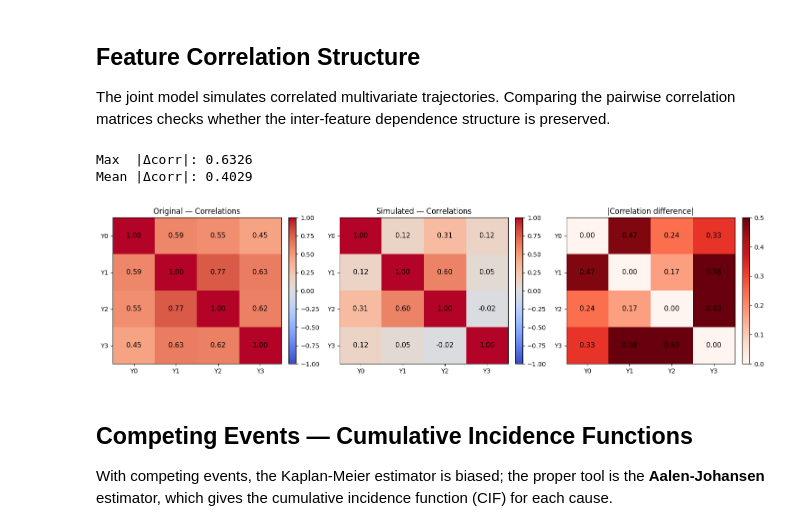
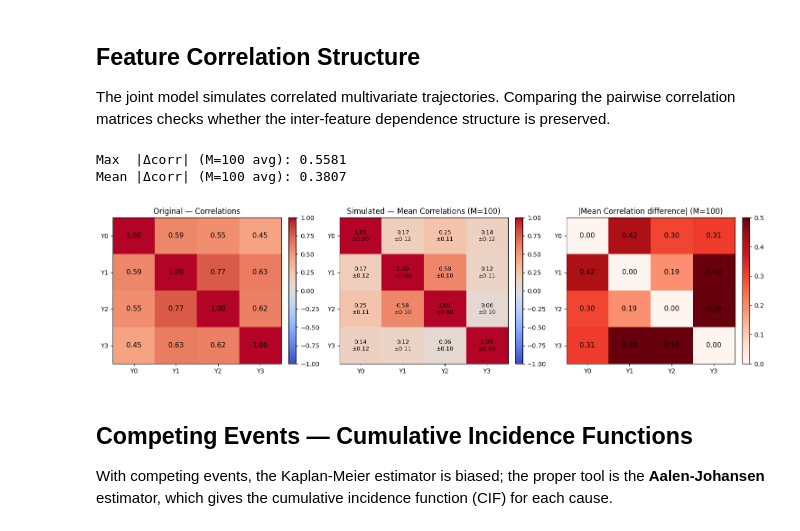
Before and after one commit to aramis-lab/leaspy, a Jupyter notebook: notebooks/2. Metrics.ipynb, the cells around one changed output. Drawn from its saved outputs; the diff is of its cells as text; code cells hidden in the pictures.

Commit message:
metrics are now computed on M simulations

```diff
--- a/notebooks/2. Metrics.ipynb
+++ b/notebooks/2. Metrics.ipynb
@@ -49,11 +51,17 @@ visit_params = {
     "min_spacing_between_visits": 1,
 }
 # %%
-df_sim = model.simulate(
-    algorithm="joint_simulate",
-    features=["Y0", "Y1", "Y2", "Y3"],
-    visit_parameters=visit_params,
-)
-df_sim = df_sim.data.to_dataframe()
+import warnings
+warnings.filterwarnings("ignore", category=UserWarning, module="leaspy")
+M = 100
 
-display(df_sim)
+sims = []
+for m in tqdm(range(M), desc="Simulations"):
+    df_s = model.simulate(
+        algorithm="joint_simulate",
+        features=["Y0", "Y1", "Y2", "Y3"],
+        visit_parameters=visit_params,
+    )
+    sims.append(df_s.data.to_dataframe())
+
+display(sims[0].head())
@@ -304,37 +384,46 @@ display(visit_summary)
 The joint model simulates correlated multivariate trajectories. Comparing the pairwise correlation matrices checks whether the inter-feature dependence structure is preserved.
 # %%
 
-feat_cols = ['Y0', 'Y1', 'Y2', 'Y3']
 corr_orig = df[feat_cols].corr()
-corr_sim  = df_sim[feat_cols].corr()
-corr_diff = (corr_orig - corr_sim).abs()
+
+# Per-simulation correlation matrices → mean and std
+corr_mats = np.array([s[feat_cols].corr().values for s in sims])   # (M, 4, 4)
+corr_sim_mean = corr_mats.mean(axis=0)
+corr_sim_std  = corr_mats.std(axis=0)
+corr_diff_mean = np.abs(corr_orig.values - corr_sim_mean)
 
 fig, axes = plt.subplots(1, 3, figsize=(15, 4))
 
 for ax, corr, title, cmap, vmin, vmax in [
-    (axes[0], corr_orig, 'Original — Correlations',     'coolwarm', -1, 1),
-    (axes[1], corr_sim,  'Simulated — Correlations',    'coolwarm', -1, 1),
-    (axes[2], corr_diff, '|Correlation difference|',    'Reds',      0, 0.5),
+    (axes[0], corr_orig.values, 'Original — Correlations',                    'coolwarm', -1, 1),
+    (axes[1], corr_sim_mean,    f'Simulated — Mean Correlations (M={M})',      'coolwarm', -1, 1),
+    (axes[2], corr_diff_mean,   f'|Mean Correlation difference| (M={M})',      'Reds',      0, 0.5),
 ]:
-    im = ax.imshow(corr.values, cmap=cmap, vmin=vmin, vmax=vmax, aspect='auto')
+    im = ax.imshow(corr, cmap=cmap, vmin=vmin, vmax=vmax, aspect='auto')
     ax.set_xticks(range(len(feat_cols))); ax.set_xticklabels(feat_cols)
     ax.set_yticks(range(len(feat_cols))); ax.set_yticklabels(feat_cols)
     for i in range(len(feat_cols)):
         for j in range(len(feat_cols)):
-            ax.text(j, i, f'{corr.iloc[i, j]:.2f}', ha='center', va='center', fontsize=11)
+            val = corr[i, j]
+            # Also show ±std for the mean-correlation panel
+            if ax is axes[1]:
+                ax.text(j, i, f'{val:.2f}\n±{corr_sim_std[i,j]:.2f}',
+                        ha='center', va='center', fontsize=9)
+            else:
+                ax.text(j, i, f'{val:.2f}', ha='center', va='center', fontsize=11)
     ax.set_title(title)
     plt.colorbar(im, ax=ax, fraction=0.046, pad=0.04)
 
 upper = np.triu_indices(len(feat_cols), k=1)
-print(f'Max  |Δcorr|: {corr_diff.values[upper].max():.4f}')
-print(f'Mean |Δcorr|: {corr_diff.values[upper].mean():.4f}')
+print(f'Max  |Δcorr| (M={M} avg): {corr_diff_mean[upper].max():.4f}')
+print(f'Mean |Δcorr| (M={M} avg): {corr_diff_mean[upper].mean():.4f}')
 
 plt.tight_layout()
 plt.show()
 # %% [output]
-Max  |Δcorr|: 0.6326
-Mean |Δcorr|: 0.4029
+Max  |Δcorr| (M=100 avg): 0.5581
+Mean |Δcorr| (M=100 avg): 0.3807
-[figure, old version]
+[figure, new version]
 # %% [markdown]
 ## Competing Events — Cumulative Incidence Functions
 
```
Also changed, not shown: parts of 13 cells of this notebook.
